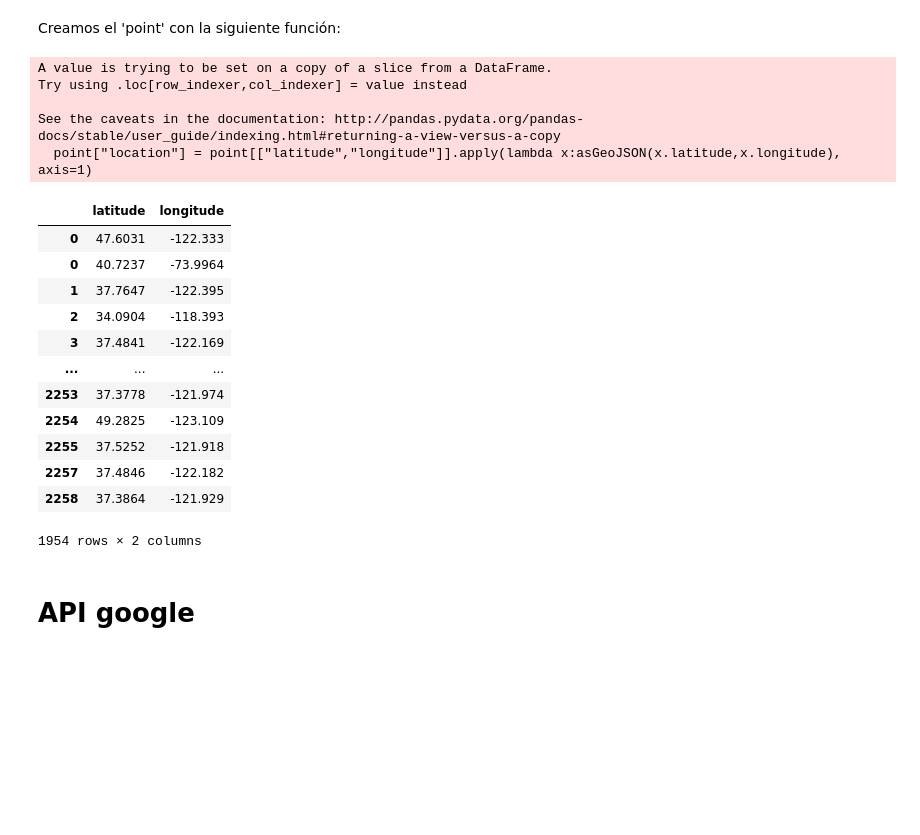
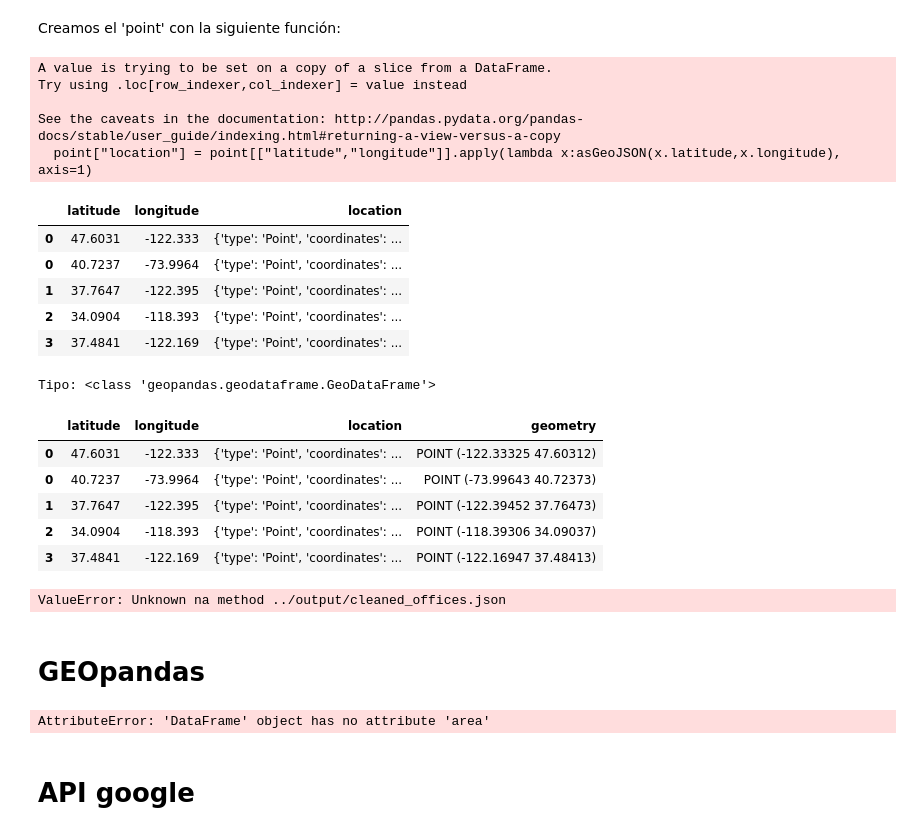
Before and after one commit to Bersuan/Proyecto-MongoDB, a Jupyter notebook: FilterStartups.ipynb, the cells around one changed output. Saved outputs shown, nothing was run; the diff lists cells and outputs as text; code cells hidden in the pictures; blank space fills up the shorter version.

```diff
--- a/FilterStartups.ipynb
+++ b/FilterStartups.ipynb
@@ -105,40 +105,56 @@ Creamos el 'point' con la siguiente función:
 # %%
 def asGeoJSON(lat,lng):
     try:
         lat = float(lat)
         lng = float(lng)
         if not math.isnan(lat) and not math.isnan(lng):
             return {
                 "type":"Point",
                 "coordinates":[lng,lat]
             }
     except Exception:
         print("Invalid data")
         return None
 
 
 point["location"] = point[["latitude","longitude"]].apply(lambda x:asGeoJSON(x.latitude,x.longitude), axis=1)
-startupsRicas = point[["latitude","longitude"]]
-startupsRicas
+startupsRicas = point[["latitude","longitude","location"]]
+startupsRicas.head()
 # %% [output]
 A value is trying to be set on a copy of a slice from a DataFrame.
 Try using .loc[row_indexer,col_indexer] = value instead
 
 See the caveats in the documentation: http://pandas.pydata.org/pandas-docs/stable/user_guide/indexing.html#returning-a-view-versus-a-copy
   point["location"] = point[["latitude","longitude"]].apply(lambda x:asGeoJSON(x.latitude,x.longitude), axis=1)
-|  | latitude | longitude |
-| 0 | 47.6031 | -122.333 |
-| 0 | 40.7237 | -73.9964 |
-| 1 | 37.7647 | -122.395 |
-| 2 | 34.0904 | -118.393 |
-| 3 | 37.4841 | -122.169 |
-| ... | ... | ... |
-| 2253 | 37.3778 | -121.974 |
-| 2254 | 49.2825 | -123.109 |
-| 2255 | 37.5252 | -121.918 |
-| 2257 | 37.4846 | -122.182 |
-| 2258 | 37.3864 | -121.929 |
+|  | latitude | longitude | location |
+| 0 | 47.6031 | -122.333 | {'type': 'Point', 'coordinates': ... |
+| 0 | 40.7237 | -73.9964 | {'type': 'Point', 'coordinates': ... |
+| 1 | 37.7647 | -122.395 | {'type': 'Point', 'coordinates': ... |
+| 2 | 34.0904 | -118.393 | {'type': 'Point', 'coordinates': ... |
+| 3 | 37.4841 | -122.169 | {'type': 'Point', 'coordinates': ... |
-1954 rows × 2 columns
+# %%
+gdf = gpd.GeoDataFrame(startupsRicas, geometry=gpd.points_from_xy(startupsRicas.longitude, startupsRicas.latitude))
+print(f'Tipo: {type(gdf)}')
+gdf.head()
+# %% [output]
+Tipo: <class 'geopandas.geodataframe.GeoDataFrame'>
+|  | latitude | longitude | location | geometry |
+| 0 | 47.6031 | -122.333 | {'type': 'Point', 'coordinates': ... | POINT (-122.33325 47.60312) |
+| 0 | 40.7237 | -73.9964 | {'type': 'Point', 'coordinates': ... | POINT (-73.99643 40.72373) |
+| 1 | 37.7647 | -122.395 | {'type': 'Point', 'coordinates': ... | POINT (-122.39452 37.76473) |
+| 2 | 34.0904 | -118.393 | {'type': 'Point', 'coordinates': ... | POINT (-118.39306 34.09037) |
+| 3 | 37.4841 | -122.169 | {'type': 'Point', 'coordinates': ... | POINT (-122.16947 37.48413) |
+# %%
+gdf.to_json("../output/cleaned_offices.json", orient="records")
+# %% [output]
+ValueError: Unknown na method ../output/cleaned_offices.json
+# %% [markdown]
+# GEOpandas
+# %%
+startupsRicas['geometry'] = startupsRicas.area
+startupsRicas.head()
+# %% [output]
+AttributeError: 'DataFrame' object has no attribute 'area'
 # %% [markdown]
 # API google
 # %%
```
Also changed, not shown: parts of 11 cells of this notebook.
